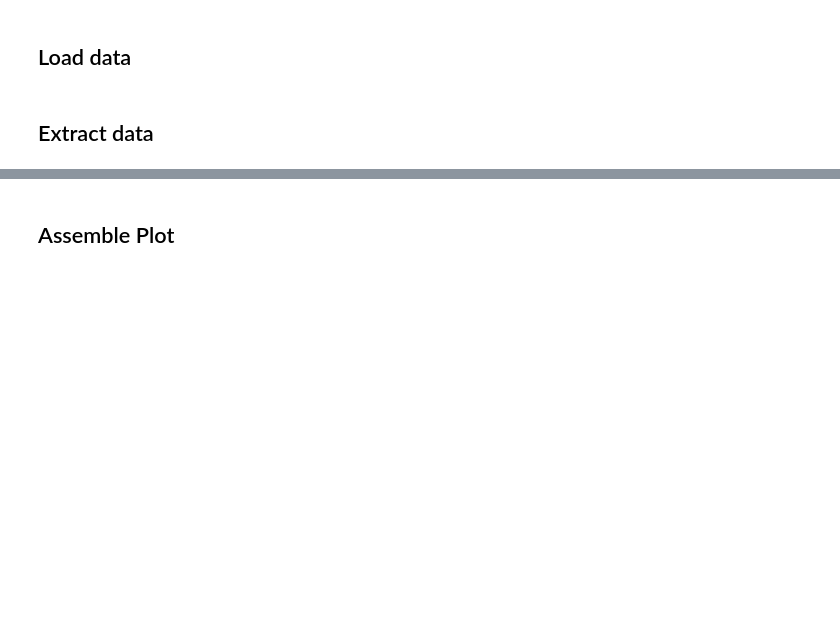
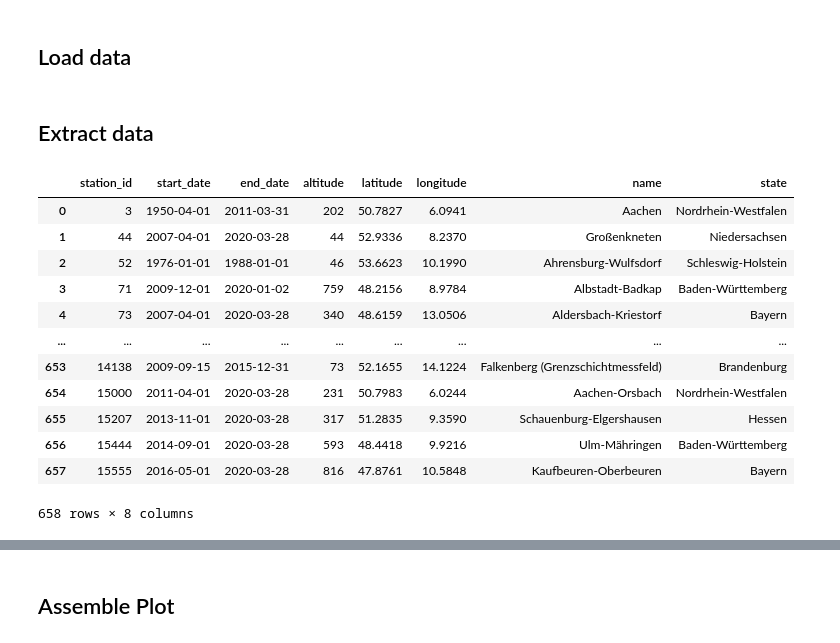
Before and after one commit to fynnwi/dwd_data, a Jupyter notebook: notebooks/02 - Map Plotting.ipynb, the cells around one changed output, grey strips where cells are left out. Cells and saved outputs as stored; diff of their text form; code cells hidden in the pictures; blank space fills up the shorter version.

```diff
--- a/notebooks/02 - Map Plotting.ipynb
+++ b/notebooks/02 - Map Plotting.ipynb
@@ -23,3 +24,19 @@ ids = stations['station_id']
 names = stations['name']
 states = stations['state']
 altitudes = stations['altitude']
+# %%
+stations
+# %% [output]
+|  | station_id | start_date | end_date | altitude | latitude | longitude | name | state |
+| 0 | 3 | 1950-04-01 | 2011-03-31 | 202 | 50.7827 | 6.0941 | Aachen | Nordrhein-Westfalen |
+| 1 | 44 | 2007-04-01 | 2020-03-28 | 44 | 52.9336 | 8.2370 | Großenkneten | Niedersachsen |
+| 2 | 52 | 1976-01-01 | 1988-01-01 | 46 | 53.6623 | 10.1990 | Ahrensburg-Wulfsdorf | Schleswig-Holstein |
+| 3 | 71 | 2009-12-01 | 2020-01-02 | 759 | 48.2156 | 8.9784 | Albstadt-Badkap | Baden-Württemberg |
+| 4 | 73 | 2007-04-01 | 2020-03-28 | 340 | 48.6159 | 13.0506 | Aldersbach-Kriestorf | Bayern |
+| ... | ... | ... | ... | ... | ... | ... | ... | ... |
+| 653 | 14138 | 2009-09-15 | 2015-12-31 | 73 | 52.1655 | 14.1224 | Falkenberg (Grenzschichtmessfeld) | Brandenburg |
+| 654 | 15000 | 2011-04-01 | 2020-03-28 | 231 | 50.7983 | 6.0244 | Aachen-Orsbach | Nordrhein-Westfalen |
+| 655 | 15207 | 2013-11-01 | 2020-03-28 | 317 | 51.2835 | 9.3590 | Schauenburg-Elgershausen | Hessen |
+| 656 | 15444 | 2014-09-01 | 2020-03-28 | 593 | 48.4418 | 9.9216 | Ulm-Mähringen | Baden-Württemberg |
+| 657 | 15555 | 2016-05-01 | 2020-03-28 | 816 | 47.8761 | 10.5848 | Kaufbeuren-Oberbeuren | Bayern |
+658 rows × 8 columns
```
Also changed, not shown: parts of 10 cells of this notebook, 2 other files.
